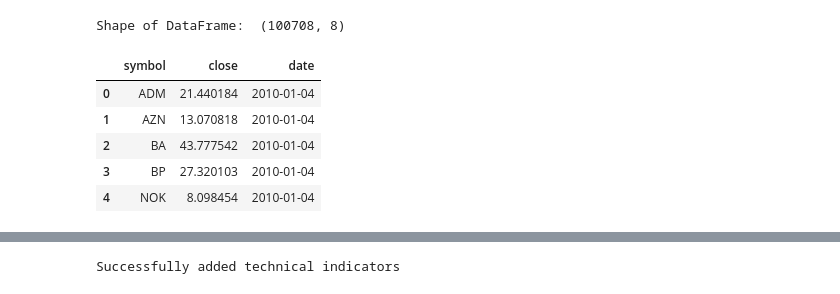
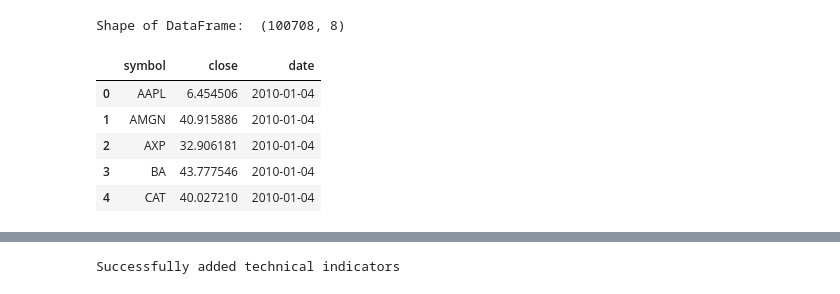
Before and after one commit to Versus-91/Thesis, a Jupyter notebook: drl.ipynb, the cells around one changed output, grey strips where cells are left out. Saved outputs shown, nothing was run; the diff lists cells and outputs as text; code cells hidden in the pictures.

```diff
--- a/drl.ipynb
+++ b/drl.ipynb
@@ -242,4 +233,12 @@ df_dow.to_csv('./data/dow.csv')
 df_nasdaq.to_csv('./data/nasdaq.csv')
 df_hsi.to_csv('./data/hsi.csv')
 df_dax.to_csv('./data/dax.csv')
+# %%
+from pandas import read_csv
+
+
+df_dow =read_csv('./data/dow.csv')
+df_nasdaq =read_csv('./data/nasdaq.csv')
+df_hsi = read_csv('./data/hsi.csv')
+df_dax = read_csv('./data/dax.csv')
 # %%
@@ -247,16 +246,16 @@ ticks_list = df['tic'].unique()
 # %%
-df_copy = df.copy()
-df_copy['symbol'] = df_copy['tic']
+df_copy = df_dow.copy()
+df_copy['symbol'] = df_dow['tic']
 df_copy.head()
-df_close = df_copy[['symbol', 'close','date']]
+df_close = df_copy[['symbol','close','date']]
 df_close.head()
 # %% [output]
 |  | symbol | close | date |
-| 0 | ADM | 21.440184 | 2010-01-04 |
-| 1 | AZN | 13.070818 | 2010-01-04 |
-| 2 | BA | 43.777542 | 2010-01-04 |
-| 3 | BP | 27.320103 | 2010-01-04 |
-| 4 | NOK | 8.098454 | 2010-01-04 |
+| 0 | AAPL | 6.454506 | 2010-01-04 |
+| 1 | AMGN | 40.915886 | 2010-01-04 |
+| 2 | AXP | 32.906181 | 2010-01-04 |
+| 3 | BA | 43.777546 | 2010-01-04 |
+| 4 | CAT | 40.027210 | 2010-01-04 |
 # %%
 pivot = df_close.pivot(index='date',values='close',columns='symbol')
 
```
Also changed, not shown: parts of 30 cells of this notebook, 8 other files.
